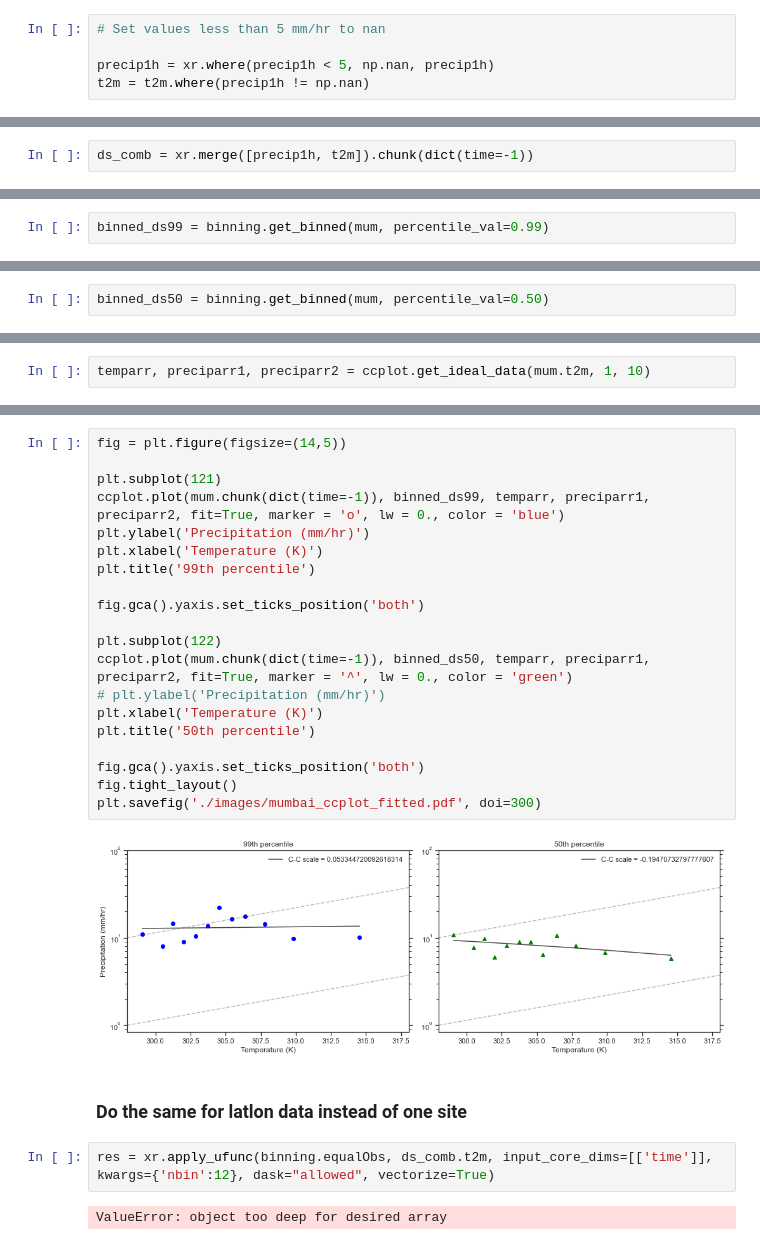
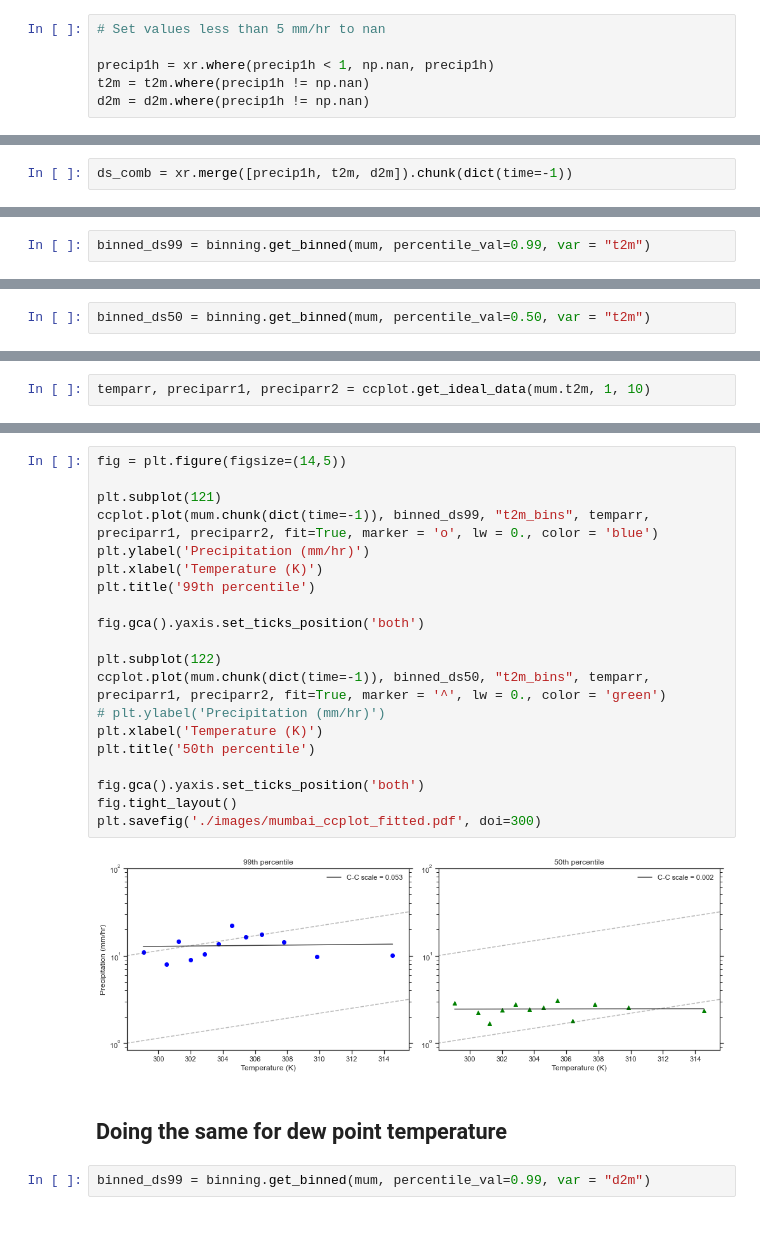
Before and after one commit to adisen99/msc_project, a Jupyter notebook: analysis00.ipynb, the cells around one changed output, grey strips where cells are left out. Cells and saved outputs as stored; diff of their text form.

```diff
--- a/analysis00.ipynb
+++ b/analysis00.ipynb
@@ -225,12 +229,13 @@ t2m.shape
 # %%
 # Set values less than 5 mm/hr to nan
 
-precip1h = xr.where(precip1h < 5, np.nan, precip1h)
+precip1h = xr.where(precip1h < 1, np.nan, precip1h)
 t2m = t2m.where(precip1h != np.nan)
+d2m = d2m.where(precip1h != np.nan)
 # %% [markdown]
 ### Data binning
 # %%
-ds_comb = xr.merge([precip1h, t2m]).chunk(dict(time=-1))
+ds_comb = xr.merge([precip1h, t2m, d2m]).chunk(dict(time=-1))
 # %%
 ds_comb
 # %% [output]
@@ -351,4 +381,4 @@ Attributes: (0)
 # #create histogram with equal-frequency bins
 # n, bins, patches = plt.hist(ds_comb.t2m.sel(lat = 19.5, lon = 72.5), equalObs(ds_comb.t2m.sel(lat = 19.5, lon = 72.5), 12), edgecolor='black')
 # %%
-binned_ds99 = binning.get_binned(mum, percentile_val=0.99)
+binned_ds99 = binning.get_binned(mum, percentile_val=0.99, var = "t2m")
@@ -357,2 +385,2 @@ binned_ds99 = binning.get_binned(mum, percentile_val=0.99)
 # %%
-binned_ds50 = binning.get_binned(mum, percentile_val=0.50)
+binned_ds50 = binning.get_binned(mum, percentile_val=0.50, var = "t2m")
@@ -445,28 +481,26 @@ plt.savefig('./images/mumbai_ccplot.pdf', dpi = 300)
 # %%
 fig = plt.figure(figsize=(14,5))
 
 plt.subplot(121)
-ccplot.plot(mum.chunk(dict(time=-1)), binned_ds99, temparr, preciparr1, preciparr2, fit=True, marker = 'o', lw = 0., color = 'blue')
+ccplot.plot(mum.chunk(dict(time=-1)), binned_ds99, "t2m_bins", temparr, preciparr1, preciparr2, fit=True, marker = 'o', lw = 0., color = 'blue')
 plt.ylabel('Precipitation (mm/hr)')
 plt.xlabel('Temperature (K)')
 plt.title('99th percentile')
 
 fig.gca().yaxis.set_ticks_position('both')
 
 plt.subplot(122)
-ccplot.plot(mum.chunk(dict(time=-1)), binned_ds50, temparr, preciparr1, preciparr2, fit=True, marker = '^', lw = 0., color = 'green')
+ccplot.plot(mum.chunk(dict(time=-1)), binned_ds50, "t2m_bins", temparr, preciparr1, preciparr2, fit=True, marker = '^', lw = 0., color = 'green')
 # plt.ylabel('Precipitation (mm/hr)')
 plt.xlabel('Temperature (K)')
 plt.title('50th percentile')
 
 fig.gca().yaxis.set_ticks_position('both')
 fig.tight_layout()
 plt.savefig('./images/mumbai_ccplot_fitted.pdf', doi=300)
 # %% [output]
-[figure, old version]
+[figure, new version]
-# %% [markdown]
-### Do the same for latlon data instead of one site
-# %%
-res = xr.apply_ufunc(binning.equalObs, ds_comb.t2m, input_core_dims=[['time']], kwargs={'nbin':12}, dask="allowed", vectorize=True)
-# %% [output]
-ValueError: object too deep for desired array
+# %% [markdown]
+## Doing the same for dew point temperature
+# %%
+binned_ds99 = binning.get_binned(mum, percentile_val=0.99, var = "d2m")
```
Also changed, not shown: parts of 20 cells of this notebook, 3 other files.
